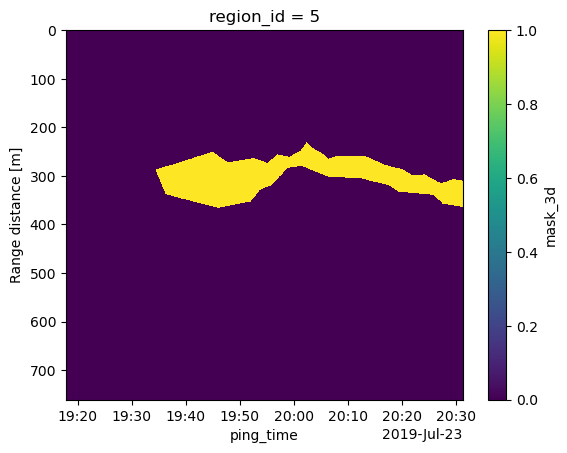
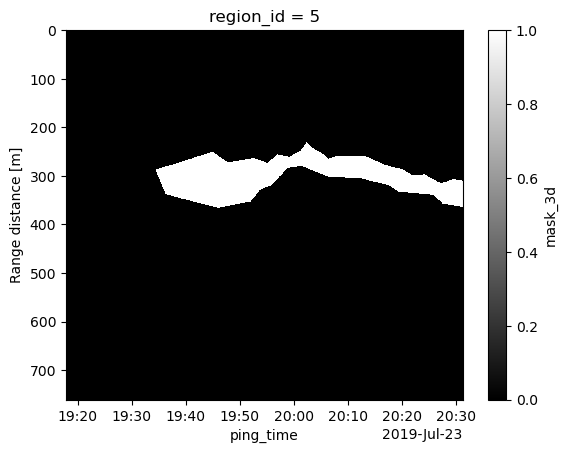
The notebook cell's code change between the first figure and the second:
--- before
+++ after
@@ -1 +1 @@
-ds_first_WT_uniform_clean_fish_regions["mask_3d"].plot(yincrease=False, y="depth")
+ds_first_WT_uniform_clean_fish_regions["mask_3d"].plot(yincrease=False, y="depth", cmap="gray")

Commit: fix colormap